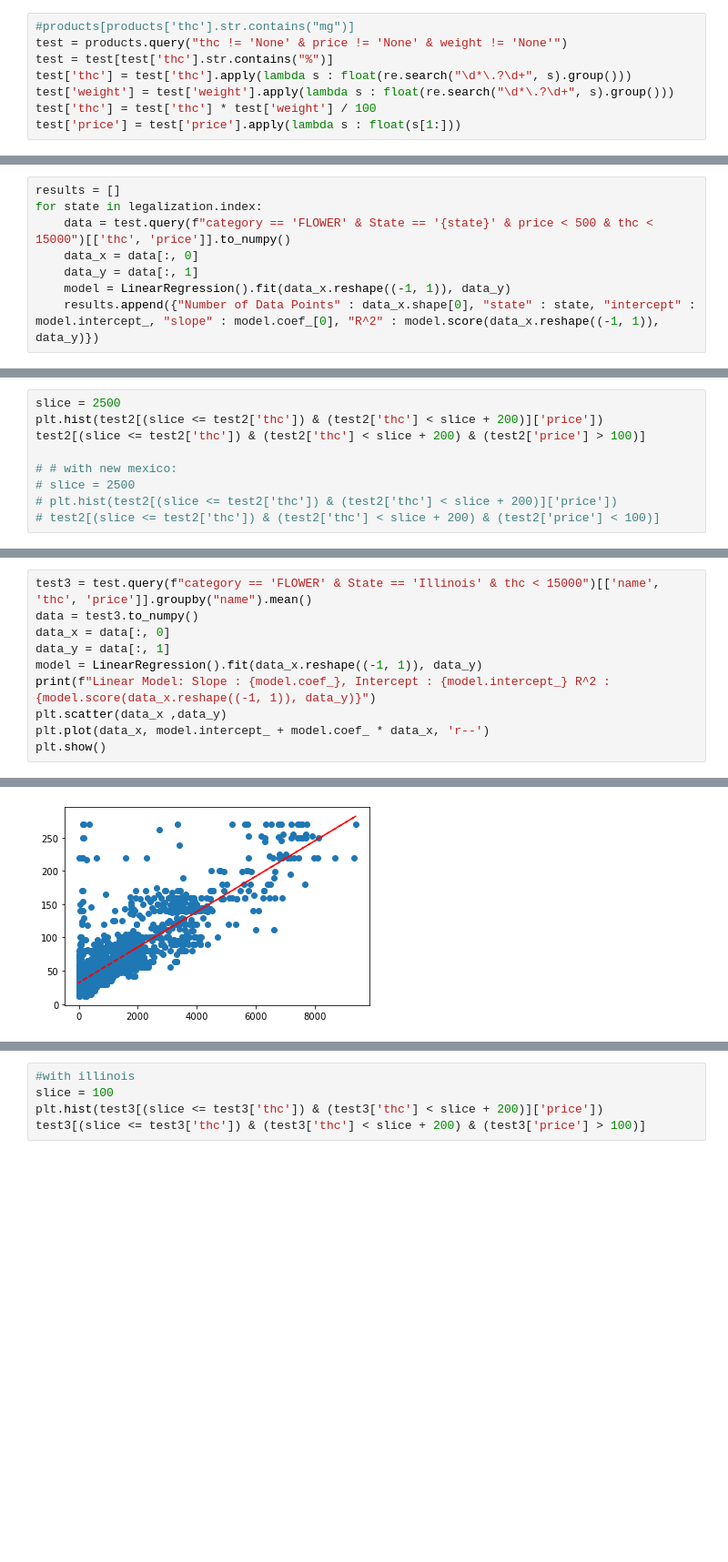
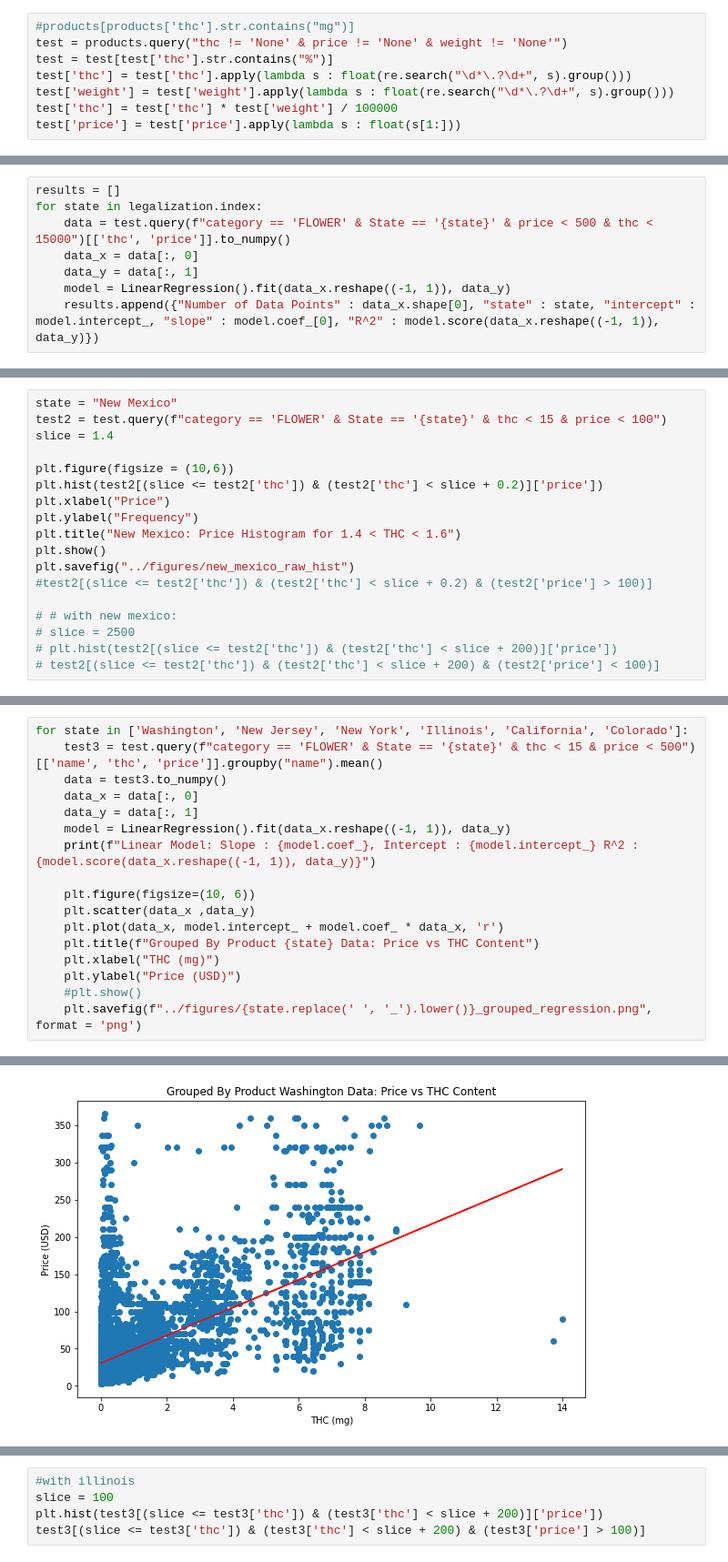
Before and after one commit to kduggirala/eclab, a Jupyter notebook: cleaning/weedmaps_cleaning.ipynb, the cells around one changed output, grey strips where cells are left out. Shown at 91% size. Saved outputs shown, nothing was run; the diff lists cells and outputs as text; blank space fills up the shorter version.

```diff
--- a/cleaning/weedmaps_cleaning.ipynb
+++ b/cleaning/weedmaps_cleaning.ipynb
@@ -131,7 +131,7 @@ test = products.query("thc != 'None' & price != 'None' & weight != 'None'")
 test = test[test['thc'].str.contains("%")]
 test['thc'] = test['thc'].apply(lambda s : float(re.search("\d*\.?\d+", s).group()))
 test['weight'] = test['weight'].apply(lambda s : float(re.search("\d*\.?\d+", s).group()))
-test['thc'] = test['thc'] * test['weight'] / 100
+test['thc'] = test['thc'] * test['weight'] / 100000
 test['price'] = test['price'].apply(lambda s : float(s[1:]))
 # %%
 legalization = pd.read_csv("../legalization_data.txt").set_index("state").drop(['DC', 'Virginia', 'Delaware', 'Minnesota', 'Ohio'])
@@ -211,7 +244,16 @@ print(model2.score(data_x, results_df_tax['tax_rate']))
 # %%
-slice = 2500
-plt.hist(test2[(slice <= test2['thc']) & (test2['thc'] < slice + 200)]['price'])
-test2[(slice <= test2['thc']) & (test2['thc'] < slice + 200) & (test2['price'] > 100)]
+state = "New Mexico"
+test2 = test.query(f"category == 'FLOWER' & State == '{state}' & thc < 15 & price < 100")
+slice = 1.4
+
+plt.figure(figsize = (10,6))
+plt.hist(test2[(slice <= test2['thc']) & (test2['thc'] < slice + 0.2)]['price'])
+plt.xlabel("Price")
+plt.ylabel("Frequency")
+plt.title("New Mexico: Price Histogram for 1.4 < THC < 1.6")
+plt.show()
+plt.savefig("../figures/new_mexico_raw_hist")
+#test2[(slice <= test2['thc']) & (test2['thc'] < slice + 0.2) & (test2['price'] > 100)]
 
 # # with new mexico:
 # slice = 2500
@@ -225,11 +265,18 @@ test2[(slice <= test2['thc']) & (test2['thc'] < slice + 200) & (test2['price'] >
 # %%
-test3 = test.query(f"category == 'FLOWER' & State == 'Illinois' & thc < 15000")[['name', 'thc', 'price']].groupby("name").mean()
-data = test3.to_numpy()
-data_x = data[:, 0]
-data_y = data[:, 1]
-model = LinearRegression().fit(data_x.reshape((-1, 1)), data_y)
-print(f"Linear Model: Slope : {model.coef_}, Intercept : {model.intercept_} R^2 : {model.score(data_x.reshape((-1, 1)), data_y)}")
-plt.scatter(data_x ,data_y)
-plt.plot(data_x, model.intercept_ + model.coef_ * data_x, 'r--')
-plt.show()
+for state in ['Washington', 'New Jersey', 'New York', 'Illinois', 'California', 'Colorado']:
+    test3 = test.query(f"category == 'FLOWER' & State == '{state}' & thc < 15 & price < 500")[['name', 'thc', 'price']].groupby("name").mean()
+    data = test3.to_numpy()
+    data_x = data[:, 0]
+    data_y = data[:, 1]
+    model = LinearRegression().fit(data_x.reshape((-1, 1)), data_y)
+    print(f"Linear Model: Slope : {model.coef_}, Intercept : {model.intercept_} R^2 : {model.score(data_x.reshape((-1, 1)), data_y)}")
+
+    plt.figure(figsize=(10, 6))
+    plt.scatter(data_x ,data_y)
+    plt.plot(data_x, model.intercept_ + model.coef_ * data_x, 'r')
+    plt.title(f"Grouped By Product {state} Data: Price vs THC Content")
+    plt.xlabel("THC (mg)")
+    plt.ylabel("Price (USD)")
+    #plt.show()
+    plt.savefig(f"../figures/{state.replace(' ', '_').lower()}_grouped_regression.png", format = 'png')
 # %% [output]
@@ -237 +289 @@ Linear Model: Slope : [0.02666448], Intercept : 32.14261097207495 R^2 : 0.683487
-[figure, old version]
+[figure, new version]
```
Also changed, not shown: parts of 9 cells of this notebook.
